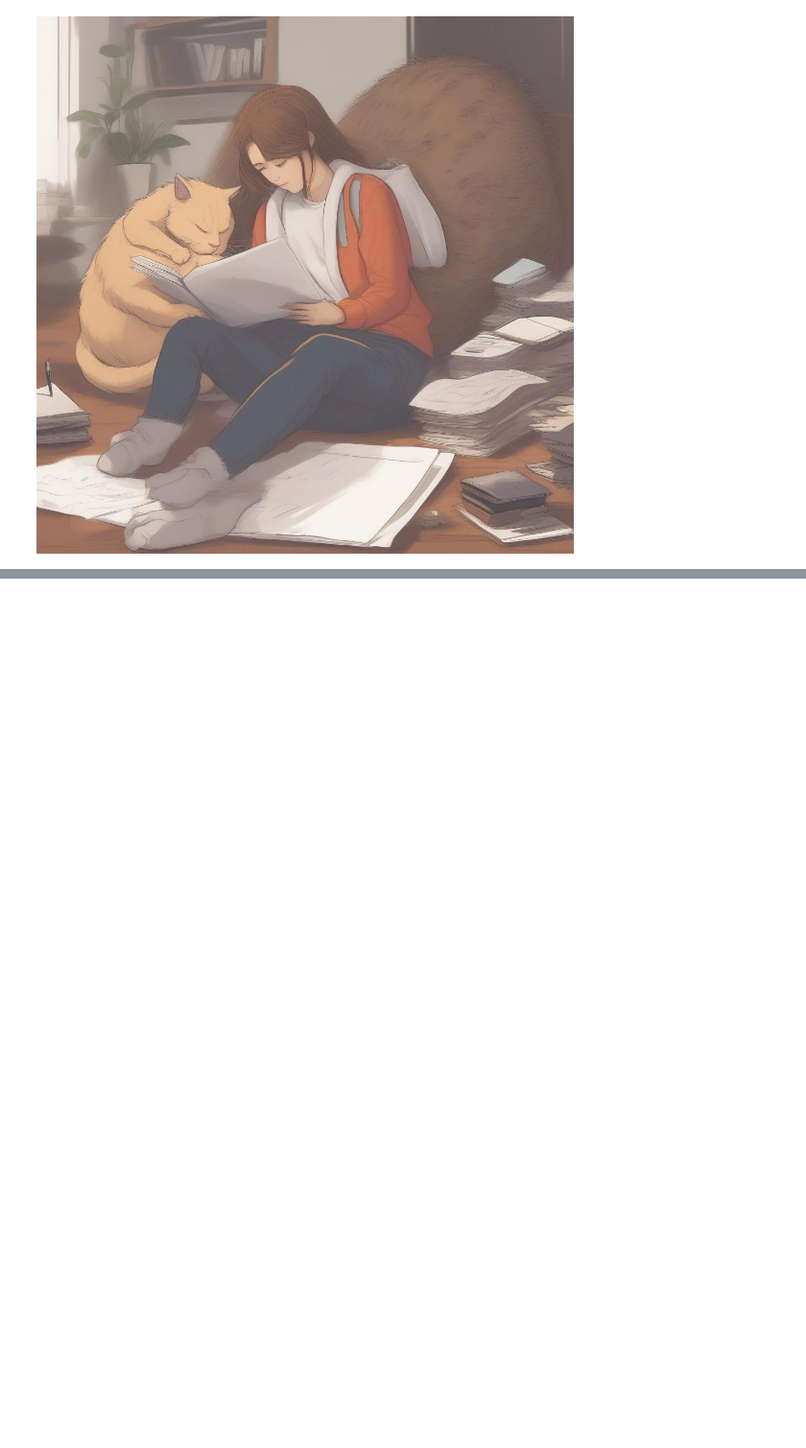
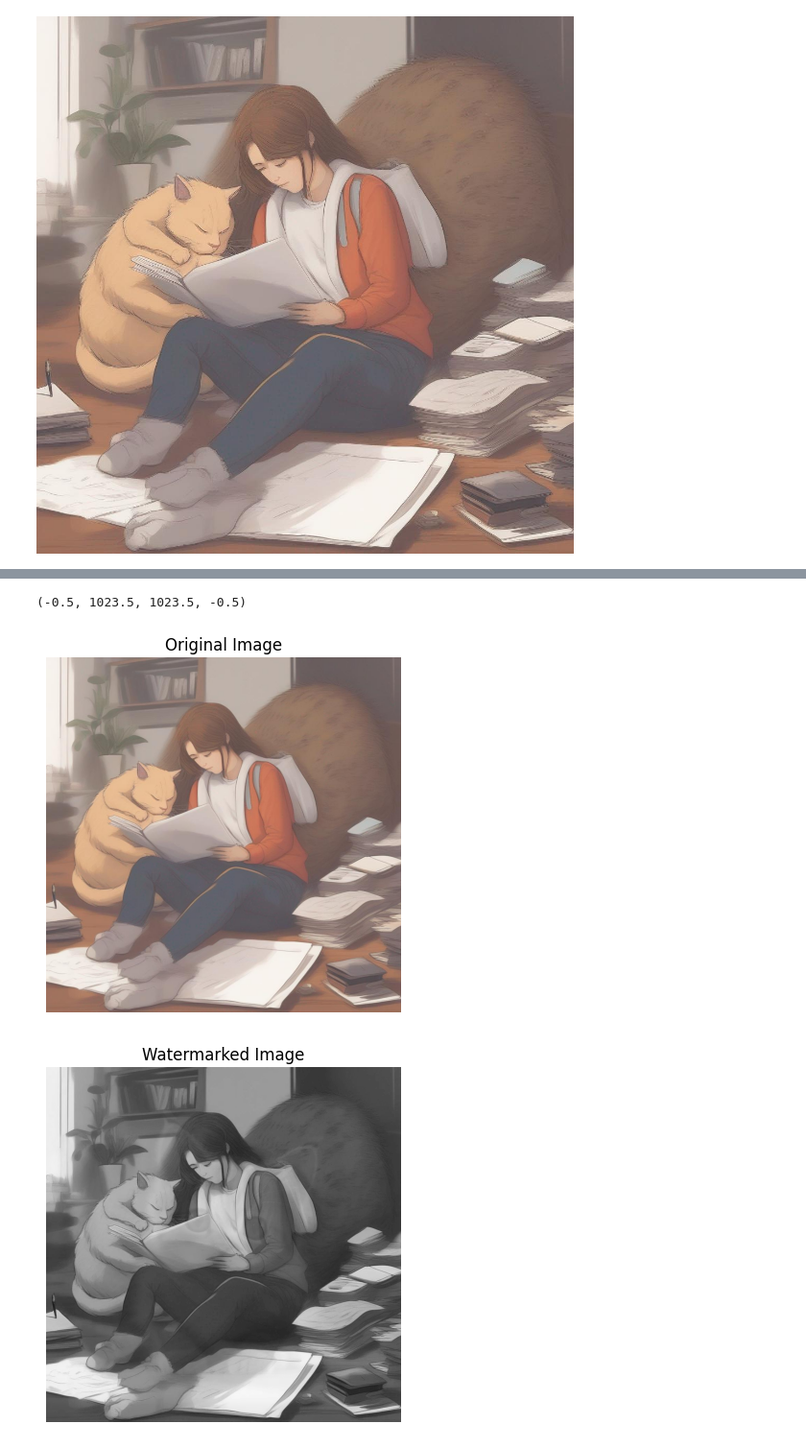
Before and after one commit to FelineJTD/digital-watermark-dct-ai-art, a Jupyter notebook: python/watermark.ipynb, the cells around one changed output, grey strips where cells are left out. Shown at 96% size. Saved outputs shown, nothing was run; the diff lists cells and outputs as text; code cells hidden in the pictures; blank space fills up the shorter version.

```diff
--- a/python/watermark.ipynb
+++ b/python/watermark.ipynb
@@ -98,0 +99,52 @@ plt.show()
+# %%
+# FFT Watermarking
+
+def embed_watermark_fft(image, watermark):
+    # Get the FFT of the image
+    image_fft = np.fft.fft2(image)
+    # Get the FFT of the watermark
+    watermark_fft = np.fft.fft2(watermark, s=image.shape)
+    # Get the scaling factor
+    alpha = 0.1
+    # Embed the watermark
+    watermarked_fft = image_fft + alpha * watermark_fft
+    # Get the watermarked image
+    watermarked_image = np.fft.ifft2(watermarked_fft)
+    return watermarked_image
+
+def extract_watermark_fft(image, watermarked_image):
+    # Get the FFT of the image
+    image_fft = np.fft.fft2(image)
+    # Get the FFT of the watermarked image
+    watermarked_fft = np.fft.fft2(watermarked_image)
+    # Get the scaling factor
+    alpha = 0.1
+    # Extract the watermark
+    watermark_fft = (watermarked_fft - image_fft) / alpha
+    # Get the watermark
+    watermark = np.fft.ifft2(watermark_fft)
+    return watermark
+
+# Embed the watermark
+watermarked_image = embed_watermark_fft(image_grayscale, watermark_image)
+# Extract the watermark
+extracted_watermark = extract_watermark_fft(image_grayscale, watermarked_image)
+# Plot the original image
+plt.figure()
+plt.imshow(image)
+plt.title('Original Image')
+plt.axis('off')
+# Plot the watermarked image
+plt.figure()
+plt.imshow(np.abs(watermarked_image), cmap='gray')
+plt.title('Watermarked Image')
+plt.axis('off')
+# Plot the extracted watermark
+plt.figure()
+plt.imshow(np.abs(extracted_watermark), cmap='gray')
+plt.title('Extracted Watermark')
+plt.axis('off')
+# %% [output]
+(-0.5, 1023.5, 1023.5, -0.5)
+[figure, added]
+[figure, added]
```
Also changed, not shown: parts of 2 cells of this notebook.
